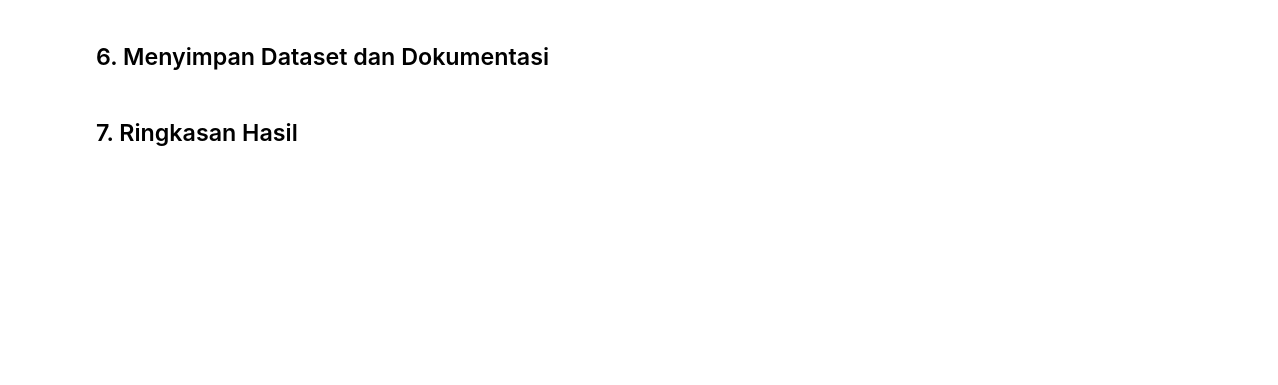
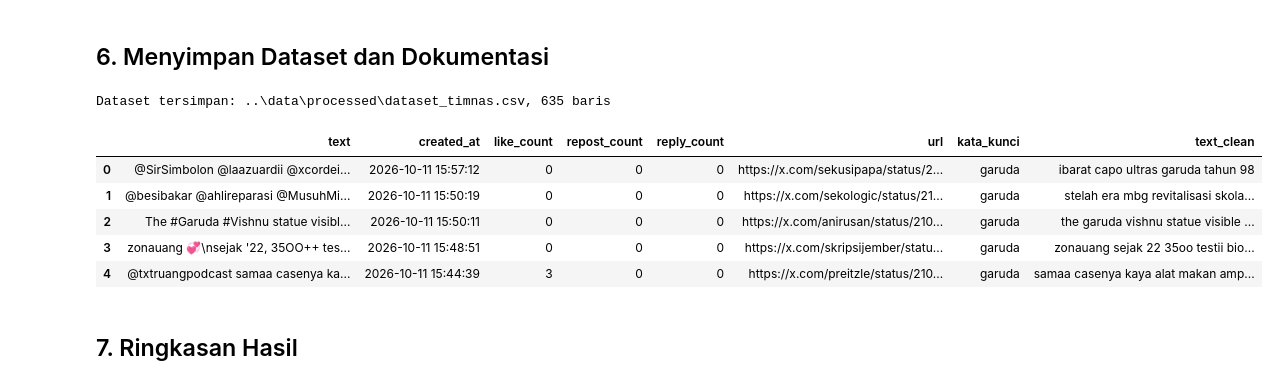
Before and after one commit to szuuuperr/ApplicationWeb-TimnasDataAnalysis, a Jupyter notebook: notebooks/01_pengambilan_pembersihan_data.ipynb, the cells around one changed output. Saved outputs shown, nothing was run; the diff lists cells and outputs as text; code cells hidden in the pictures; blank space fills up the shorter version.

```diff
--- a/notebooks/01_pengambilan_pembersihan_data.ipynb
+++ b/notebooks/01_pengambilan_pembersihan_data.ipynb
@@ -56,0 +66,5 @@ os.makedirs(PROCESSED_DIR, exist_ok=True)
+# %%
+from getpass import getpass
+
+twitter_auth_token = getpass("Twitter auth_token: ")
+print("token terisi:", bool(twitter_auth_token))
@@ -69,27 +85,22 @@ def slug(teks):
     return re.sub(r"[^a-z0-9]+", "_", teks.lower()).strip("_")
 
 if RUN_CRAWL:
-    npx = shutil.which("npx")
-    if npx is None:
-        raise RuntimeError("Node.js belum terpasang, npx tidak ditemukan.")
-    if not AUTH_TOKEN:
-        raise RuntimeError("Isi environment variable X_AUTH_TOKEN sebelum crawling.")
+    if not twitter_auth_token:
+        raise RuntimeError("Auth token belum diisi, jalankan sel input token.")
 
     for kw in KEYWORDS:
-        nama = f"{slug(kw)}.csv"
-        query = f"{kw} lang:id since:{SINCE} until:{UNTIL}"
-        hasil = subprocess.run(
-            [npx, "-y", "tweet-harvest@latest", "-o", nama, "-s", query,
-             "--tab", "LATEST", "-l", str(LIMIT_PER_KEYWORD), "--token", AUTH_TOKEN],
-            capture_output=True, text=True,
-        )
-        sumber = os.path.join("tweets-data", nama)
+        filename = f"{slug(kw)}.csv"
+        keyword = f"{kw}"
+        limit = LIMIT_PER_KEYWORD
+
+        !npx -y tweet-harvest@latest -o "{filename}" -s "{keyword}" --tab "LATEST" -l {limit} --token {twitter_auth_token}
+
+        sumber = os.path.join("tweets-data", filename)
         if os.path.exists(sumber):
-            shutil.move(sumber, os.path.join(CRAWL_DIR, nama))
+            os.replace(sumber, os.path.join(CRAWL_DIR, filename))
             print(f"Berhasil: {kw}")
         else:
             kendala.append(f"Crawling gagal untuk kata kunci {kw}")
             print(f"Gagal: {kw}")
-            print(hasil.stderr[-400:])
 else:
     METODE = "Dataset cadangan yang disetujui dosen"
@@ -211,35 +259,41 @@ kolom_akhir = ["text", "created_at", "like_count", "repost_count",
                "reply_count", "url", "kata_kunci", "text_clean"]
 df = df[kolom_akhir].reset_index(drop=True)
 df.to_csv(OUTPUT_CSV, index=False, encoding="utf-8")
 
 pd.DataFrame(log).to_csv(os.path.join(PROCESSED_DIR, "cleaning_log.csv"), index=False)
 
 if len(df) < MIN_ROWS:
     kendala.append(
         f"Jumlah data akhir {len(df)} kurang dari target minimal {MIN_ROWS} postingan unik"
     )
 if jumlah_like_kosong > 0:
     kendala.append(f"{jumlah_like_kosong} postingan memiliki like_count yang tidak valid")
 
 # Isi catatan tambahan sendiri bila ada kendala lain selama pengambilan data
 KENDALA_MANUAL = []
 
 metadata = {
     "topik": "Sepak bola dan Tim Nasional Indonesia",
     "kata_kunci": KEYWORDS,
-    "periode_mulai": SINCE,
-    "periode_selesai": UNTIL,
     "metode": METODE,
     "waktu_pengambilan": WAKTU_PENGAMBILAN,
     "jumlah_data_mentah": int(log[0]["jumlah_baris"]),
     "jumlah_data_akhir": int(len(df)),
     "kendala": kendala + KENDALA_MANUAL,
 }
 with open(os.path.join(PROCESSED_DIR, "metadata_pengambilan.json"), "w", encoding="utf-8") as f:
     json.dump(metadata, f, ensure_ascii=False, indent=2)
 
 print(f"Dataset tersimpan: {OUTPUT_CSV}, {len(df)} baris")
 df.head()
+# %% [output]
+Dataset tersimpan: ..\data\processed\dataset_timnas.csv, 635 baris
+|  | text | created_at | like_count | repost_count | reply_count | url | kata_kunci | text_clean |
+| 0 | @SirSimbolon @laazuardii @xcordei... | 2026-10-11 15:57:12 | 0 | 0 | 0 | https://x.com/sekusipapa/status/2... | garuda | ibarat capo ultras garuda tahun 98 |
+| 1 | @besibakar @ahlireparasi @MusuhMi... | 2026-10-11 15:50:19 | 0 | 0 | 0 | https://x.com/sekologic/status/21... | garuda | stelah era mbg revitalisasi skola... |
+| 2 | The #Garuda #Vishnu statue visibl... | 2026-10-11 15:50:11 | 0 | 0 | 0 | https://x.com/anirusan/status/210... | garuda | the garuda vishnu statue visible ... |
+| 3 | zonauang 💞\nsejak '22, 35OO++ tes... | 2026-10-11 15:48:51 | 0 | 0 | 0 | https://x.com/skripsijember/statu... | garuda | zonauang sejak 22 35oo testii bio... |
+| 4 | @txtruangpodcast samaa casenya ka... | 2026-10-11 15:44:39 | 3 | 0 | 0 | https://x.com/preitzle/status/210... | garuda | samaa casenya kaya alat makan amp... |
 # %% [markdown]
 ## 7. Ringkasan Hasil
 # %%
```
Also changed, not shown: parts of 7 cells of this notebook, 5 other files.
